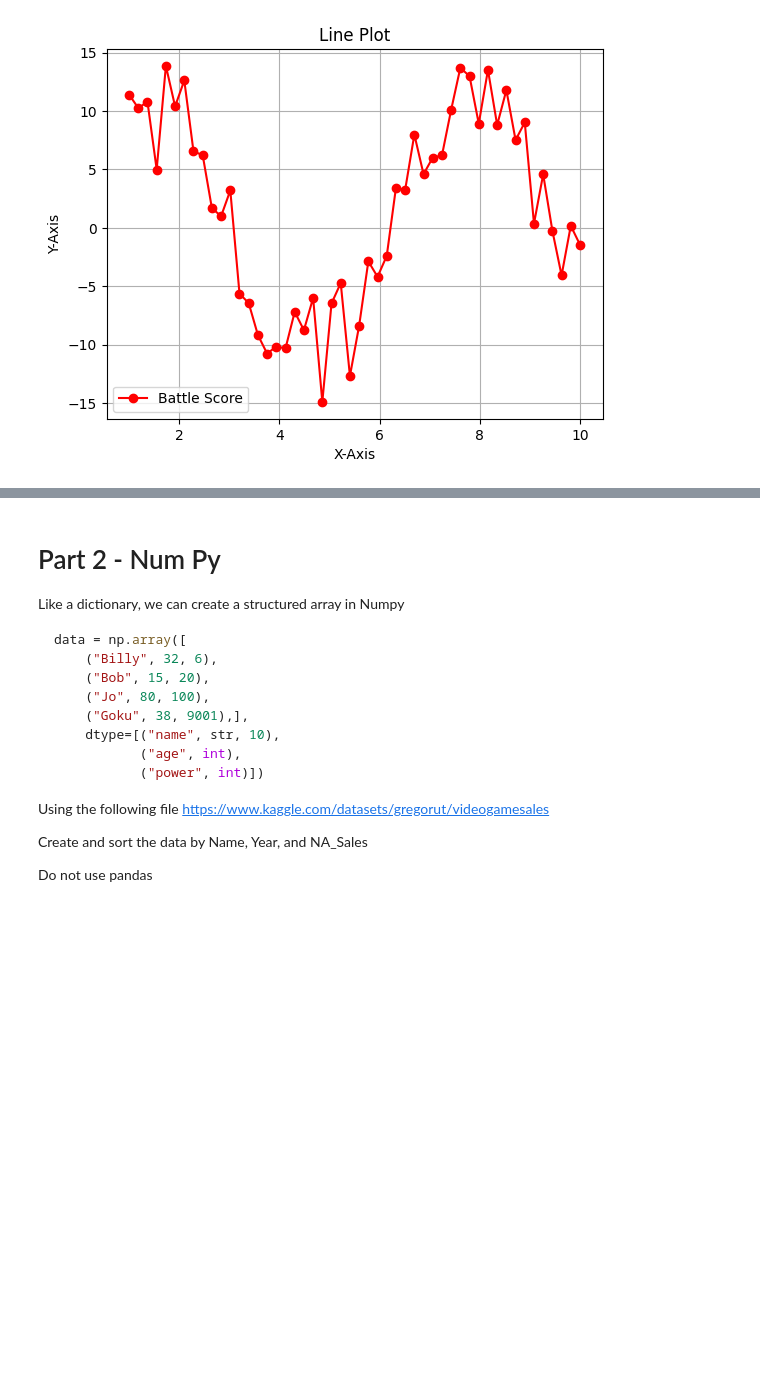
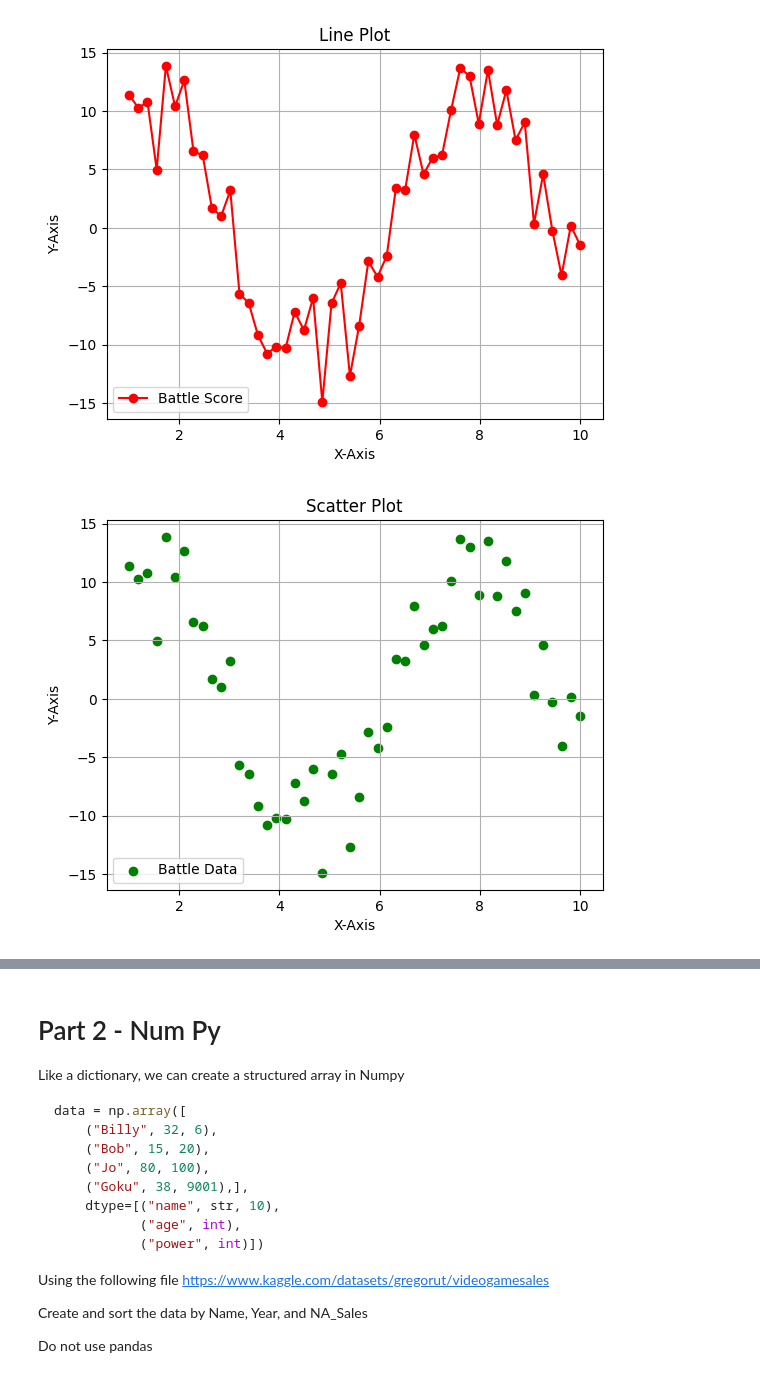
Before and after one commit to ETE4990-S25/homeworkfolder-Jayden-gif-dev, a Jupyter notebook: Homework/Homework_05/Homework05- MatPlot_NumPy.ipynb, the cells around one changed output, grey strips where cells are left out. Drawn from its saved outputs; the diff is of its cells as text; code cells hidden in the pictures; blank space fills up the shorter version.

Commit message:
Scatter and pie charts finised

```diff
--- a/Homework/Homework_05/Homework05- MatPlot_NumPy.ipynb
+++ b/Homework/Homework_05/Homework05- MatPlot_NumPy.ipynb
@@ -43,4 +43,14 @@ plt.show()
 [figure]
 # %%
 # Scatter Plot
+plt.figure()
+plt.scatter(x, y, color='green', label='Battle Data')
+plt.title('Scatter Plot')
+plt.xlabel('X-Axis')
+plt.ylabel('Y-Axis')
+plt.legend()
+plt.grid(True)
+plt.show()
+# %% [output]
+[figure, added]
 # %%
```
Also changed, not shown: parts of 1 cell of this notebook.
